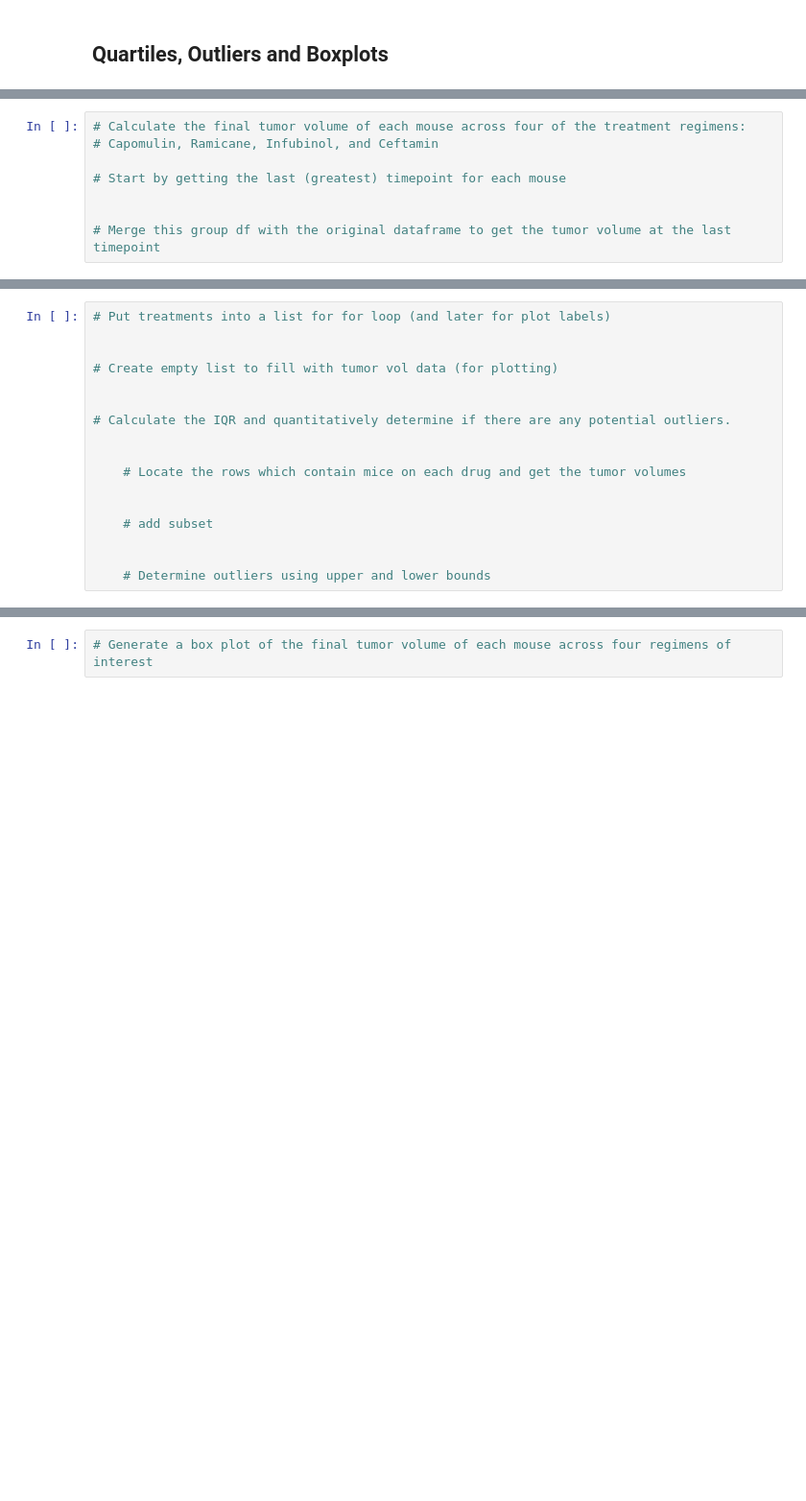
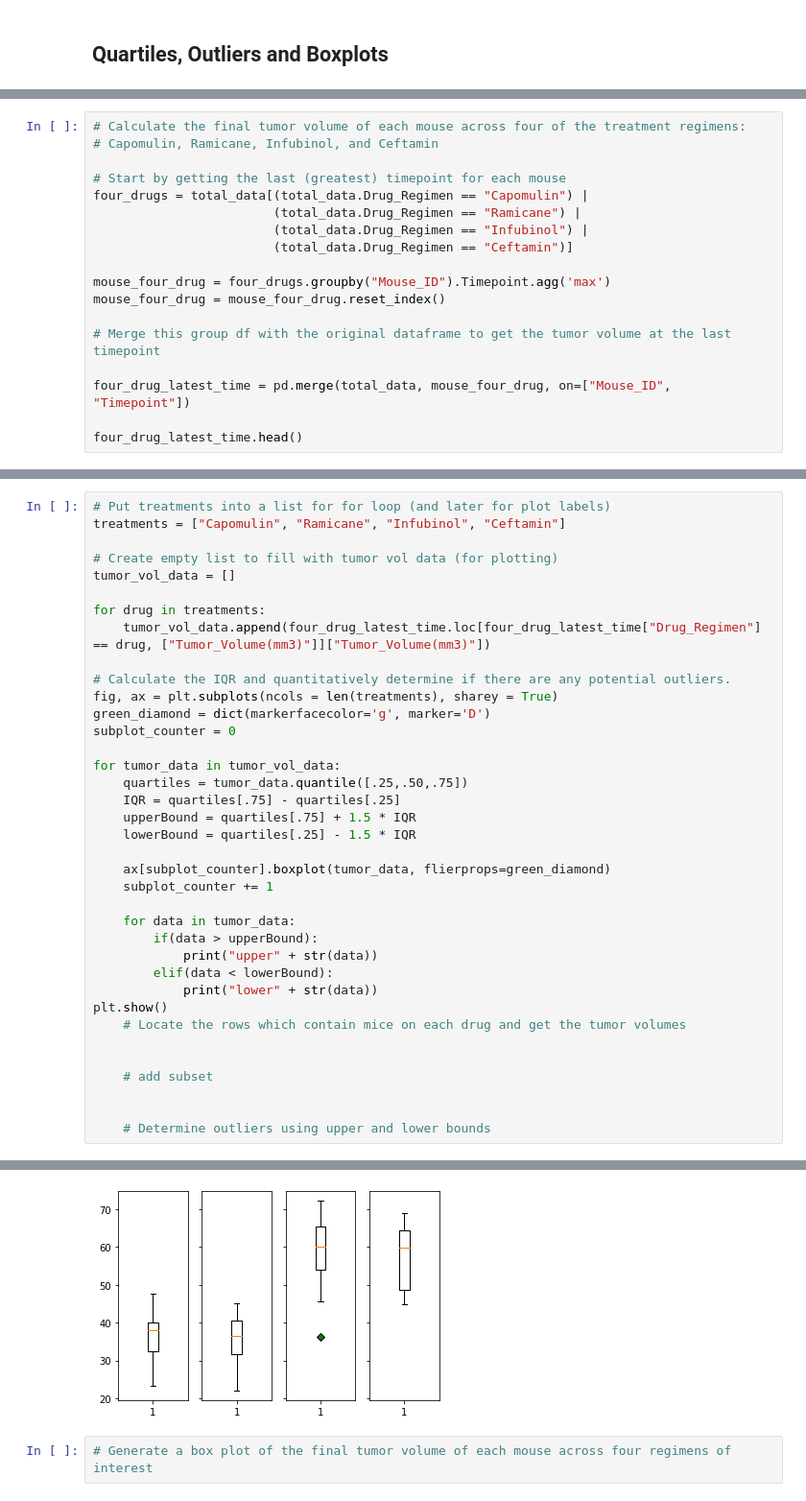
Before and after one commit to jordanroessle/matplotlib-challenge, a Jupyter notebook: pymaceuticals_starter.ipynb, the cells around one changed output, grey strips where cells are left out. Shown at 96% size. Cells and saved outputs as stored; diff of their text form; blank space fills up the shorter version.

Commit message:
some of quartiles and outliers completed

```diff
--- a/pymaceuticals_starter.ipynb
+++ b/pymaceuticals_starter.ipynb
@@ -190,6 +201,16 @@ plt.show()
 # Capomulin, Ramicane, Infubinol, and Ceftamin
 
 # Start by getting the last (greatest) timepoint for each mouse
+four_drugs = total_data[(total_data.Drug_Regimen == "Capomulin") |
+                        (total_data.Drug_Regimen == "Ramicane") |
+                        (total_data.Drug_Regimen == "Infubinol") |
+                        (total_data.Drug_Regimen == "Ceftamin")]
 
+mouse_four_drug = four_drugs.groupby("Mouse_ID").Timepoint.agg('max')
+mouse_four_drug = mouse_four_drug.reset_index()
 
 # Merge this group df with the original dataframe to get the tumor volume at the last timepoint
+
+four_drug_latest_time = pd.merge(total_data, mouse_four_drug, on=["Mouse_ID", "Timepoint"])
+
+four_drug_latest_time.head()
@@ -196,13 +224,33 @@ plt.show()
 # %%
 # Put treatments into a list for for loop (and later for plot labels)
-
+treatments = ["Capomulin", "Ramicane", "Infubinol", "Ceftamin"]
 
 # Create empty list to fill with tumor vol data (for plotting)
+tumor_vol_data = []
 
+for drug in treatments:
+    tumor_vol_data.append(four_drug_latest_time.loc[four_drug_latest_time["Drug_Regimen"] == drug, ["Tumor_Volume(mm3)"]]["Tumor_Volume(mm3)"])
 
 # Calculate the IQR and quantitatively determine if there are any potential outliers.
+fig, ax = plt.subplots(ncols = len(treatments), sharey = True)
+green_diamond = dict(markerfacecolor='g', marker='D')
+subplot_counter = 0
 
+for tumor_data in tumor_vol_data:
+    quartiles = tumor_data.quantile([.25,.50,.75])
+    IQR = quartiles[.75] - quartiles[.25]
+    upperBound = quartiles[.75] + 1.5 * IQR
+    lowerBound = quartiles[.25] - 1.5 * IQR
 
+    ax[subplot_counter].boxplot(tumor_data, flierprops=green_diamond)
+    subplot_counter += 1
+
+    for data in tumor_data:
+        if(data > upperBound):
+            print("upper" + str(data))
+        elif(data < lowerBound):
+            print("lower" + str(data))
+plt.show()
     # Locate the rows which contain mice on each drug and get the tumor volumes
 
 
@@ -210,3 +258,4 @@ plt.show()
 
 
     # Determine outliers using upper and lower bounds
+# %% [output]
@@ -213,3 +263,4 @@ plt.show()
+[figure, added]
 # %%
 # Generate a box plot of the final tumor volume of each mouse across four regimens of interest
 # %% [markdown]
```
Also changed, not shown: parts of 4 cells of this notebook.
